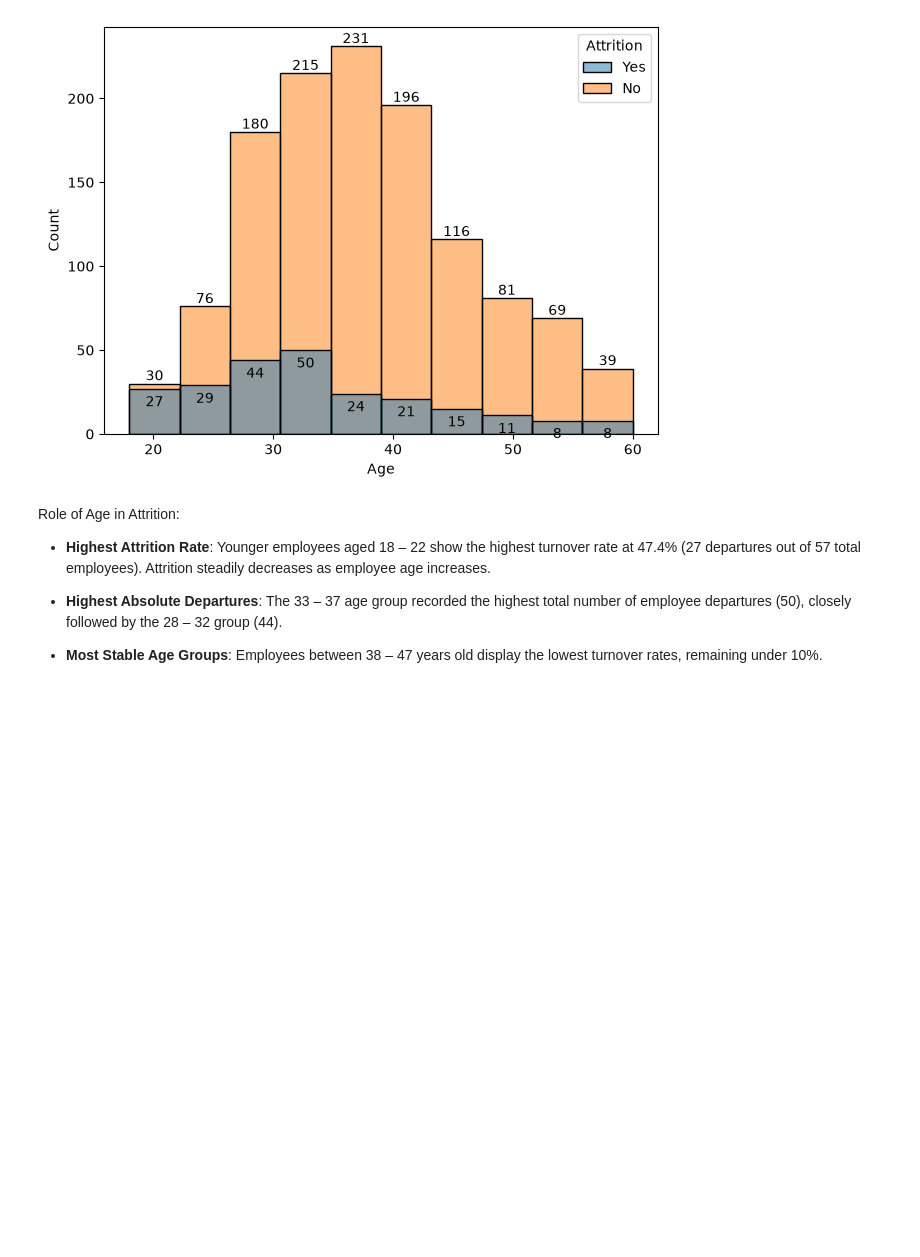
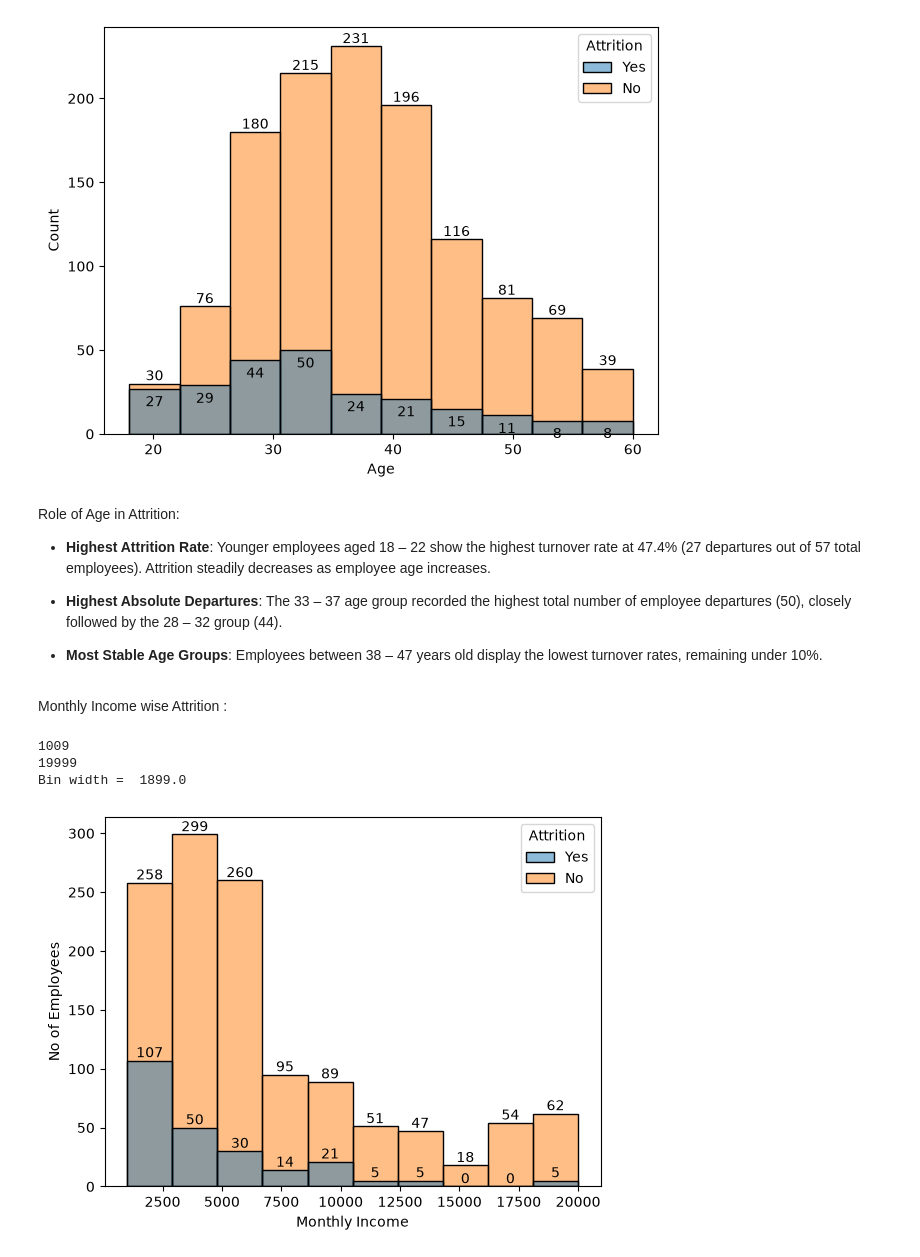
Before and after one commit to praveenkumar231205/ibm-hr-analytics-python, a Jupyter notebook: 01_eda_and_insights.ipynb, the cells around one changed output. Saved outputs shown, nothing was run; the diff lists cells and outputs as text; code cells hidden in the pictures; blank space fills up the shorter version.

Commit message:
Calculated bin width

```diff
--- a/01_eda_and_insights.ipynb
+++ b/01_eda_and_insights.ipynb
@@ -449,3 +457,22 @@ Role of Age in Attrition:
 * **Highest Absolute Departures**: The 33 – 37 age group recorded the highest total number of employee departures (50), closely followed by the 28 – 32 group (44).
 
 * **Most Stable Age Groups**: Employees between 38 – 47 years old display the lowest turnover rates, remaining under 10%.
+# %% [markdown]
+Monthly Income wise Attrition :
+# %%
+print(df["MonthlyIncome"].min())    #Done for calculating bin width
+print(df["MonthlyIncome"].max())
+print("Bin width = ", np.ceil((df["MonthlyIncome"].max()-df["MonthlyIncome"].min())/10))
+# %% [output]
+1009
+19999
+Bin width =  1899.0
+# %%
+graph = sns.histplot(data=df, x="MonthlyIncome", hue="Attrition", bins=10)
+graph.bar_label(graph.containers[0])
+graph.bar_label(graph.containers[1])
+plt.xlabel("Monthly Income")
+plt.ylabel("No of Employees")
+plt.show()
+# %% [output]
+[figure, added]
```
Also changed, not shown: parts of 2 cells of this notebook.
